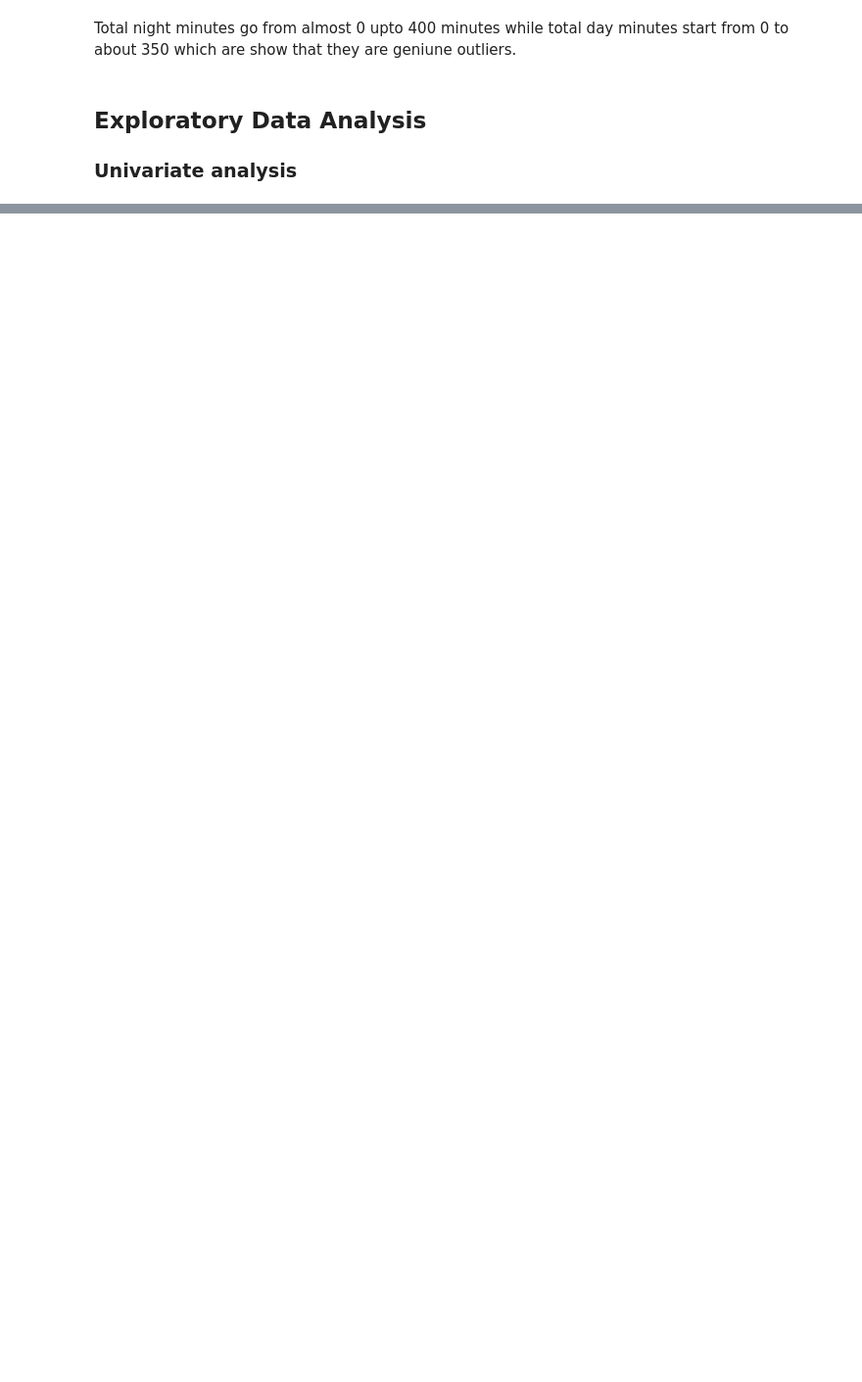
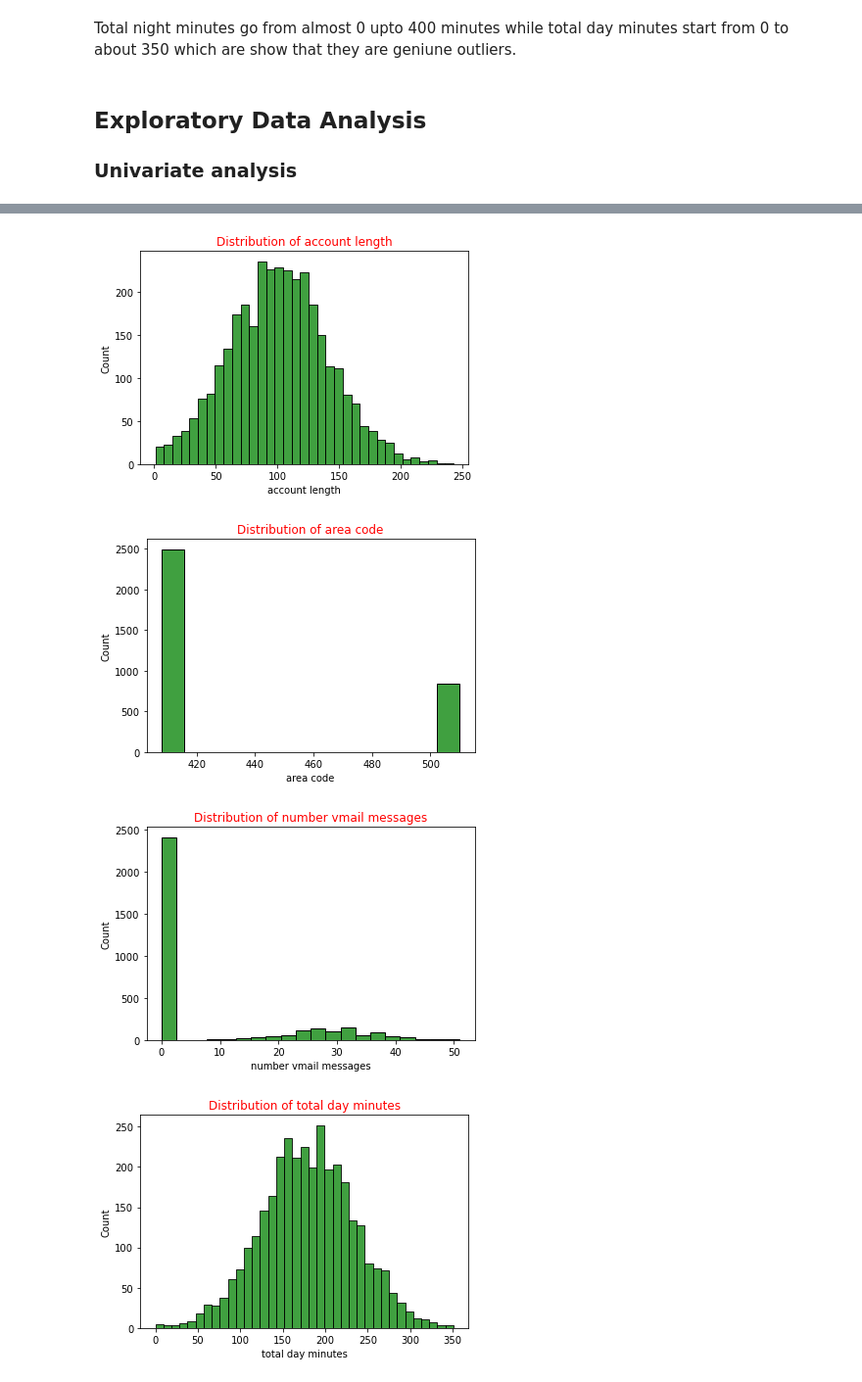
Before and after one commit to Kandie23/telecom-churn, a Jupyter notebook: telecom_churn_prediction.ipynb, the cells around one changed output, grey strips where cells are left out. Shown at 98% size. Saved outputs shown, nothing was run; the diff lists cells and outputs as text; code cells hidden in the pictures; blank space fills up the shorter version.

```diff
--- a/telecom_churn_prediction.ipynb
+++ b/telecom_churn_prediction.ipynb
@@ -246,3 +279,6 @@ Total night minutes go from almost 0 upto 400 minutes while total day minutes st
 # %% [markdown]
 ## Exploratory Data Analysis
 ### Univariate analysis
+# %%
+#get numerical coluns
+num_cols = df1.select_dtypes("number")
@@ -248,0 +301,11 @@ Total night minutes go from almost 0 upto 400 minutes while total day minutes st
+# %%
+#Visualize all number columns
+for col in num_cols:
+    sns.histplot(df1[col], color="g")
+    plt.title(f"Distribution of {col}", color="r")
+    plt.show()
+# %% [output]
+[figure, added]
+[figure, added]
+[figure, added]
+[figure, added]
```
Also changed, not shown: parts of 75 cells of this notebook, 2 other files.
